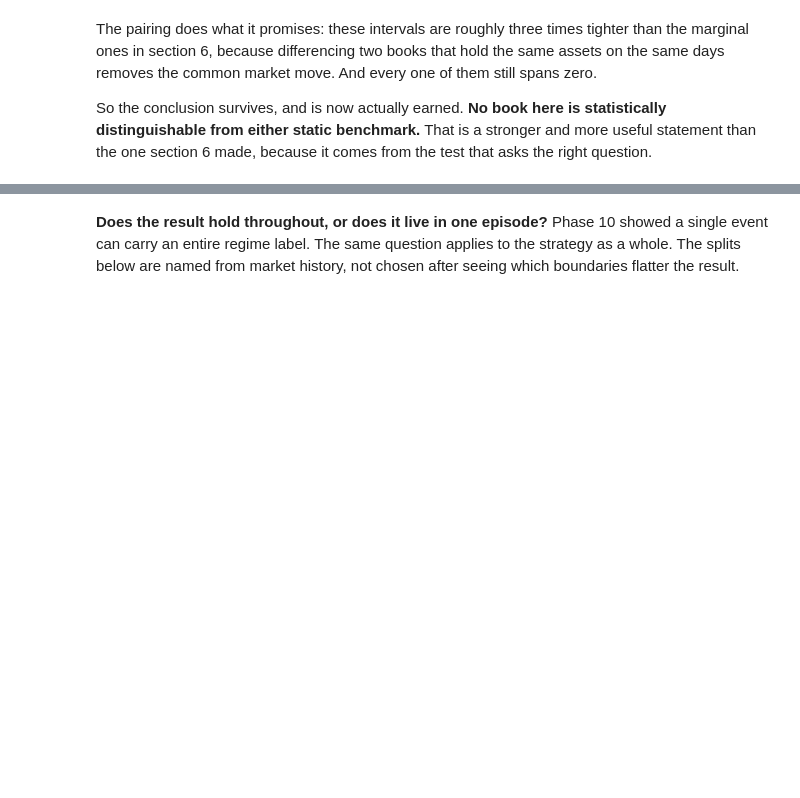
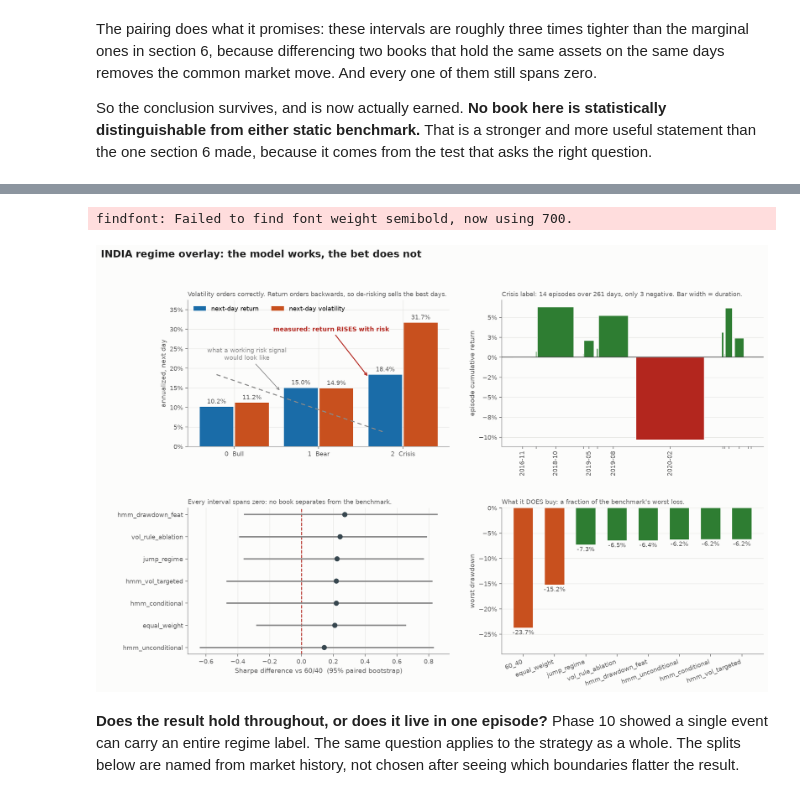
Before and after one commit to DogInfantry/Signals-Before-Storms, a Jupyter notebook: notebooks/driver.ipynb, the cells around one changed output, grey strips where cells are left out. Saved outputs shown, nothing was run; the diff lists cells and outputs as text; code cells hidden in the pictures; blank space fills up the shorter version.

```diff
--- a/notebooks/driver.ipynb
+++ b/notebooks/driver.ipynb
@@ -444,6 +447,7 @@ books, which exploits the fact that they hold the same assets on the same days a
 of the shared market move.
 # %%
 excess_books = {k: v["ret_net"] - rf / 252.0 for k, v in books.items()}
+paired_vs = {}
 for bench in ("60_40", "equal_weight"):
     print(f"--- vs {bench} ---")
     for name in books:
@@ -451,6 +455,7 @@ for bench in ("60_40", "equal_weight"):
             continue
         d = sharpe(excess_books[name]) - sharpe(excess_books[bench])
         lo, hi = paired_bootstrap(excess_books[name], excess_books[bench], n_boot=2000)
+        paired_vs.setdefault(bench, {})[name] = (d, lo, hi)
         print(f"  {name:20s} dSharpe={d:+6.3f}  CI=({lo:+6.3f}, {hi:+6.3f})  "
               f"{'EXCLUDES 0' if lo > 0 or hi < 0 else 'spans 0'}")
 # %% [output]
@@ -481,3 +493,16 @@ the one section 6 made, because it comes from the test that asks the right quest
+# %%
+_ = story_panel(
+    prof,
+    regimes,
+    master,
+    paired_vs["60_40"],
+    "60/40",
+    {k: float(summary(v, rf=rf)["max_drawdown"]) for k, v in books.items()},
+    market=MARKET.upper(),
+)
+# %% [output]
+findfont: Failed to find font weight semibold, now using 700.
+[figure, added]
 # %% [markdown]
 **Does the result hold throughout, or does it live in one episode?** Phase 10 showed a single event
 can carry an entire regime label. The same question applies to the strategy as a whole. The splits
```
Also changed, not shown: parts of 16 cells of this notebook.
